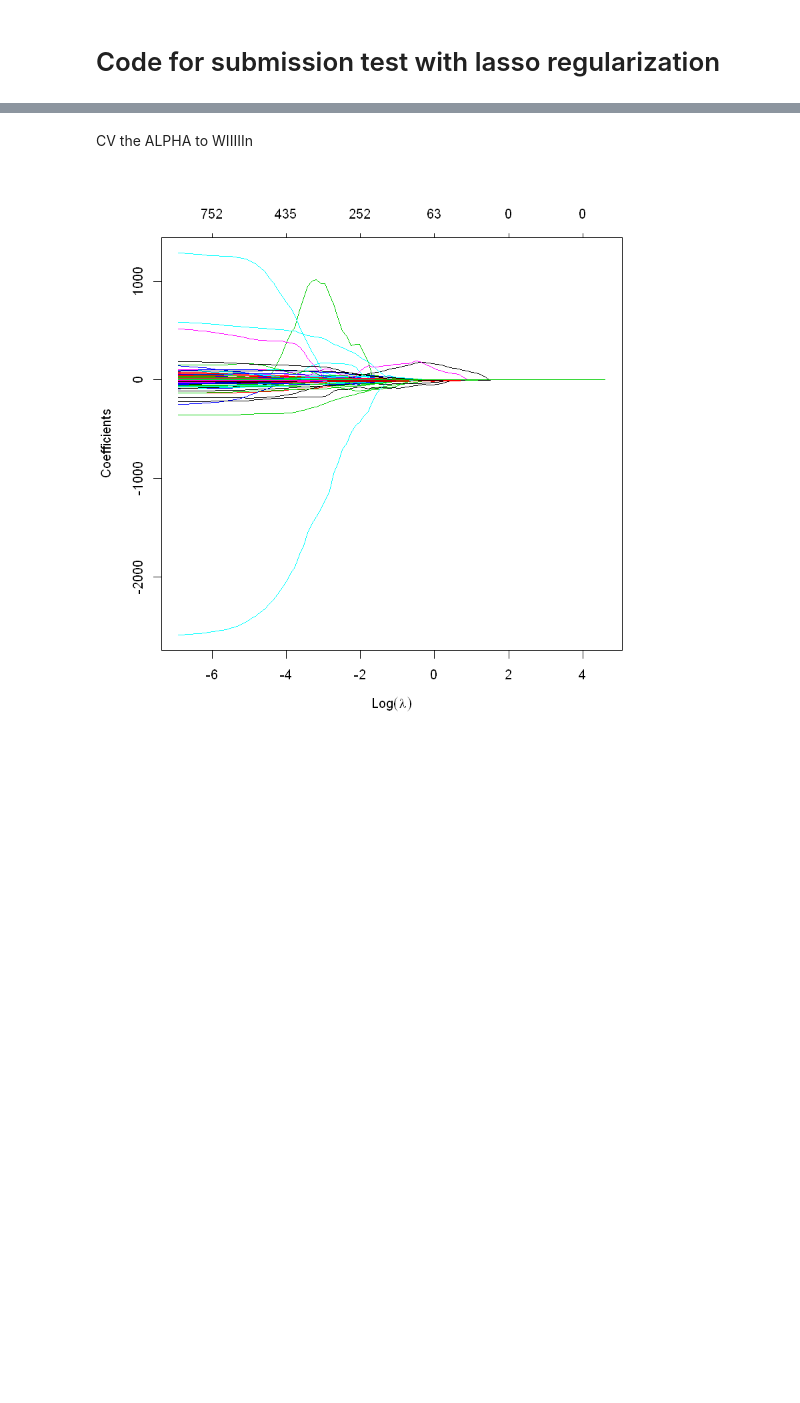
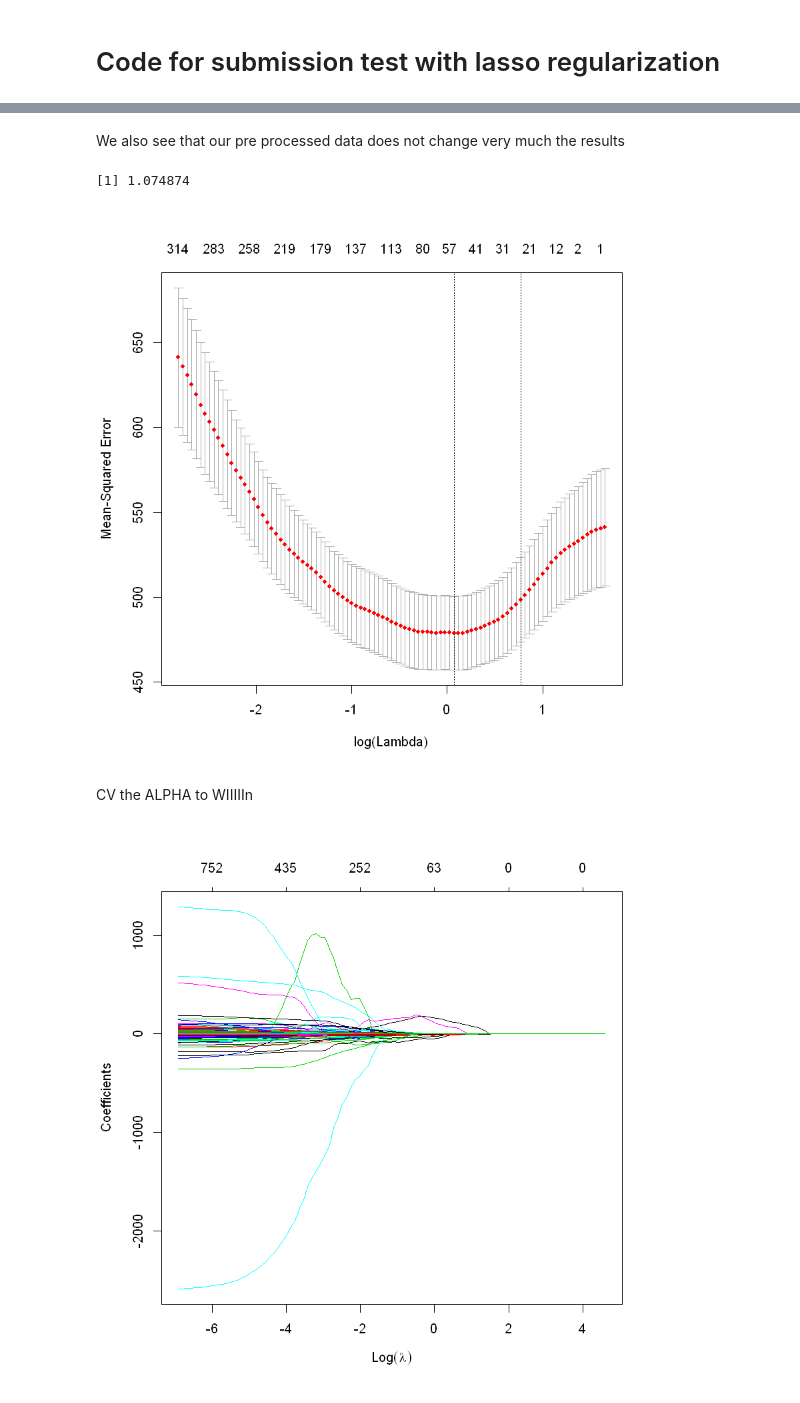
Before and after one commit to Candice-Romuald/ML-project, a Jupyter notebook: src/Linear methods/Lasso.ipynb, the cells around one changed output, grey strips where cells are left out. Drawn from its saved outputs; the diff is of its cells as text; code cells hidden in the pictures; blank space fills up the shorter version.

```diff
--- a/src/Linear methods/Lasso.ipynb
+++ b/src/Linear methods/Lasso.ipynb
@@ -66,3 +65,14 @@ lambda_best
+# %% [markdown]
+We also see that our pre processed data does not change very much the results
+# %%
+#Finding best lambda value through cross-validation
+L2.cv.P <- cv.glmnet(x.full.ZV, y.full.ZV, alpha = 1, nfolds = 10)
+plot(L2.cv.P)
+lambda_best.P <- L2.cv.P$lambda.min
+lambda_best.P
+# %% [output]
+[1] 1.074874
+[figure, added]
 # %% [markdown]
 CV the ALPHA to WIIIIIn
 # %%
```
Also changed, not shown: parts of 3 cells of this notebook, 2 other files.
